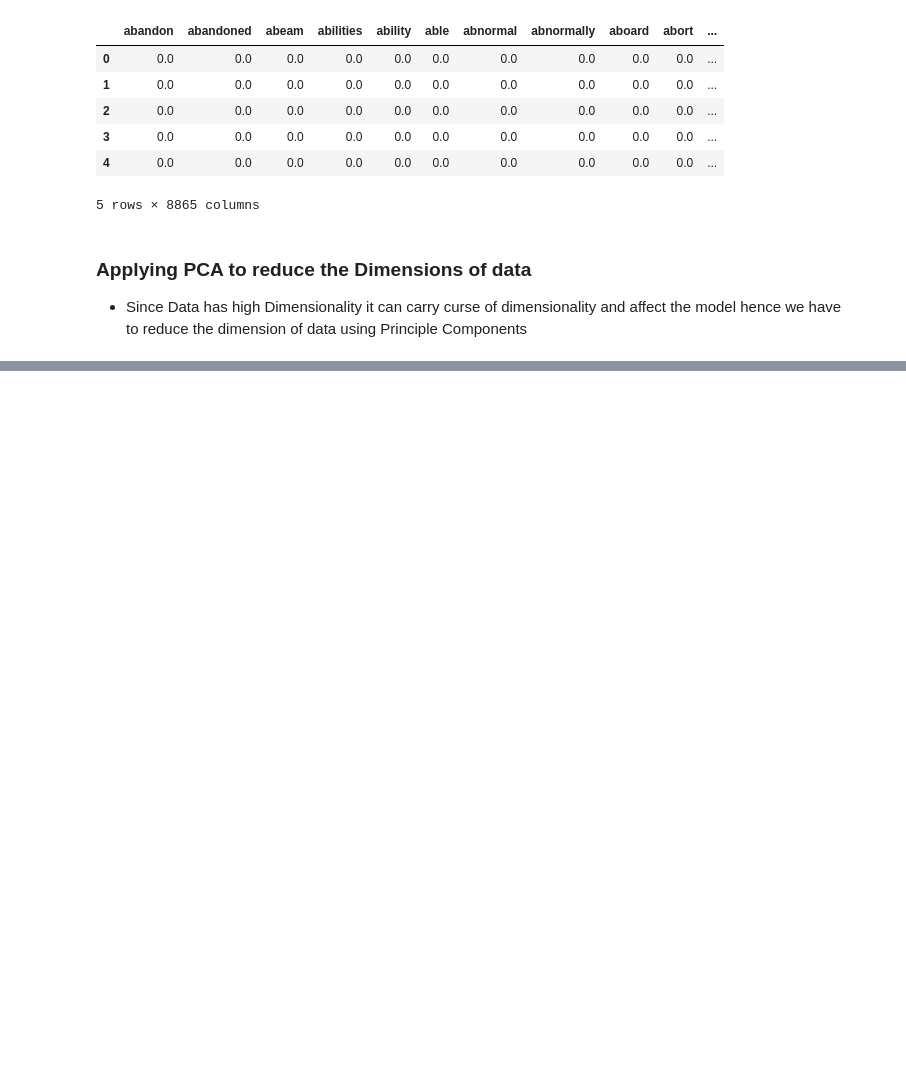
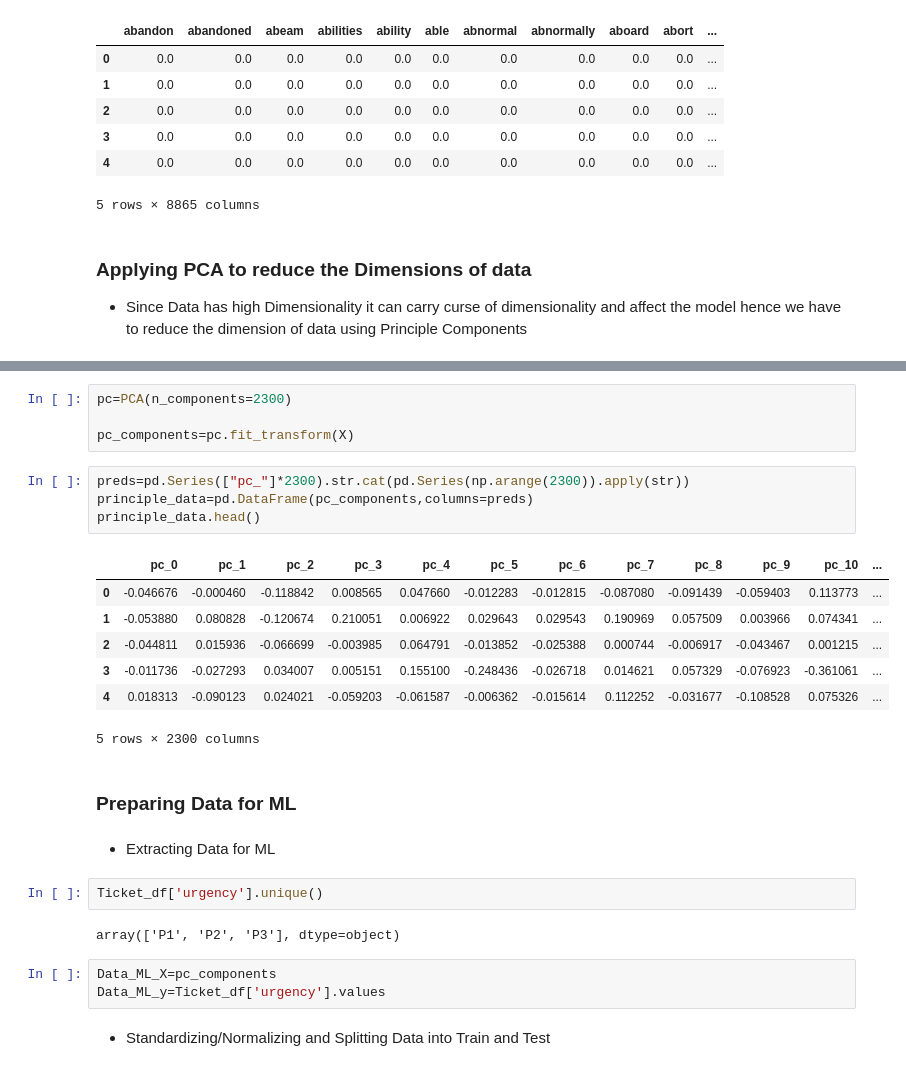
Before and after one commit to Mchilamwar/Support-Ticket-Priority-Classification-TF-IDF-Vectorizer, a Jupyter notebook: Microsoft Ticket Priority TF-IDF.ipynb, the cells around one changed output, grey strips where cells are left out. Cells and saved outputs as stored; diff of their text form; blank space fills up the shorter version.

```diff
--- a/Microsoft Ticket Priority TF-IDF.ipynb
+++ b/Microsoft Ticket Priority TF-IDF.ipynb
@@ -87,0 +111,29 @@ NameError: name 'pca_fit' is not defined
+# %%
+pc=PCA(n_components=2300)
+
+pc_components=pc.fit_transform(X)
+# %%
+preds=pd.Series(["pc_"]*2300).str.cat(pd.Series(np.arange(2300)).apply(str))
+principle_data=pd.DataFrame(pc_components,columns=preds)
+principle_data.head()
+# %% [output]
+|  | pc_0 | pc_1 | pc_2 | pc_3 | pc_4 | pc_5 | pc_6 | pc_7 | pc_8 | pc_9 | pc_10 | ... |
+| 0 | -0.046676 | -0.000460 | -0.118842 | 0.008565 | 0.047660 | -0.012283 | -0.012815 | -0.087080 | -0.091439 | -0.059403 | 0.113773 | ... |
+| 1 | -0.053880 | 0.080828 | -0.120674 | 0.210051 | 0.006922 | 0.029643 | 0.029543 | 0.190969 | 0.057509 | 0.003966 | 0.074341 | ... |
+| 2 | -0.044811 | 0.015936 | -0.066699 | -0.003985 | 0.064791 | -0.013852 | -0.025388 | 0.000744 | -0.006917 | -0.043467 | 0.001215 | ... |
+| 3 | -0.011736 | -0.027293 | 0.034007 | 0.005151 | 0.155100 | -0.248436 | -0.026718 | 0.014621 | 0.057329 | -0.076923 | -0.361061 | ... |
+| 4 | 0.018313 | -0.090123 | 0.024021 | -0.059203 | -0.061587 | -0.006362 | -0.015614 | 0.112252 | -0.031677 | -0.108528 | 0.075326 | ... |
+5 rows × 2300 columns
+# %% [markdown]
+### Preparing Data for ML
+# %% [markdown]
+* Extracting Data for ML
+# %%
+Ticket_df['urgency'].unique()
+# %% [output]
+array(['P1', 'P2', 'P3'], dtype=object)
+# %%
+Data_ML_X=pc_components
+Data_ML_y=Ticket_df['urgency'].values
+# %% [markdown]
+* Standardizing/Normalizing and Splitting Data into Train and Test
```
Also changed, not shown: parts of 14 cells of this notebook.
